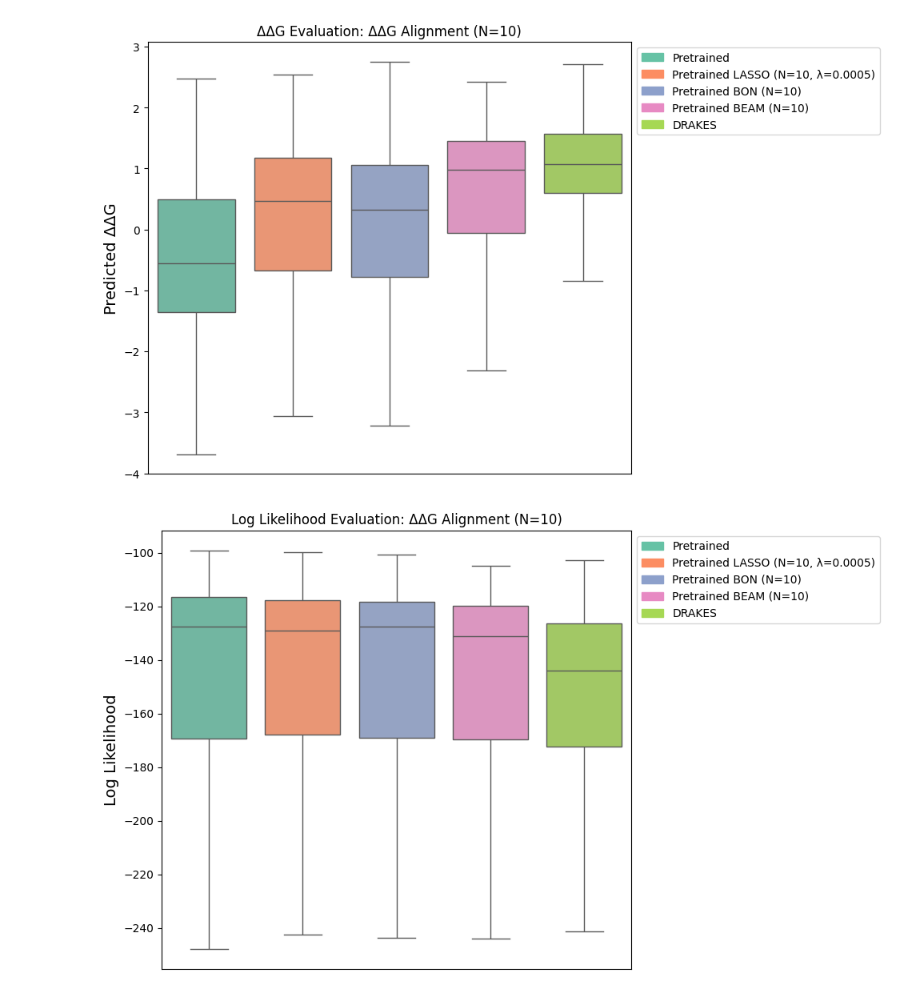
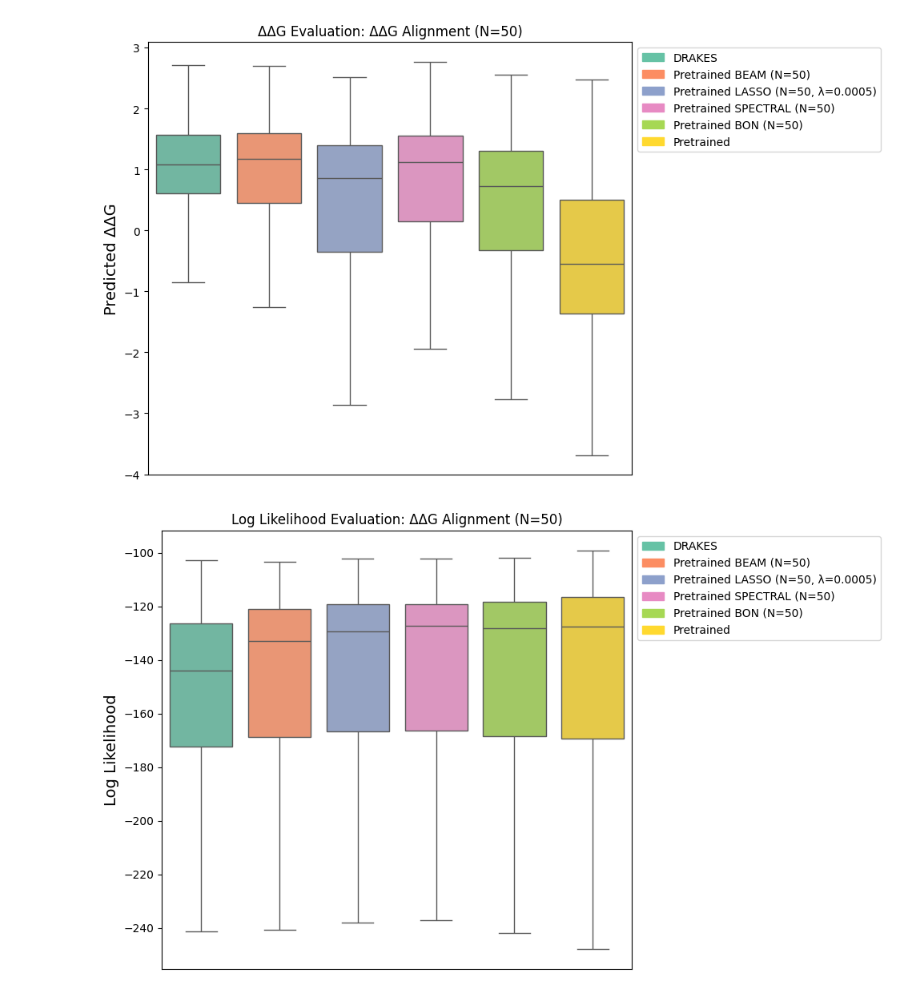
Before and after one commit to shainotshy1/BLISS_Experiments, a Jupyter notebook: DRAKES/analyze_distribution.ipynb, the cells around one changed output. Saved outputs shown, nothing was run; the diff lists cells and outputs as text; code cells hidden in the pictures.

Commit message:
fully automated data visualization

```diff
--- a/DRAKES/analyze_distribution.ipynb
+++ b/DRAKES/analyze_distribution.ipynb
@@ -11,24 +1,6 @@ The autoreload extension is already loaded. To reload it, use:
-# %%
-def display_experiments(n, oracle, target_protein=None):
-    collect_experiments = globals()[f'collect_{oracle}_n{n}_experiments']
-    experiments = collect_experiments()
-    data = [exp.get_df() for exp in experiments]
-    labels = [exp.name for exp in experiments]
-    colors = sn.color_palette("Set2", len(experiments))
-    protein_output = target_protein + " " if target_protein is not None else ""
-
-    if oracle == 'ddg':
-        oracle_name = 'ΔΔG'
-    elif oracle == 'loglikelihood':
-        oracle_name = 'Log Likelihood'
-    elif oracle == 'balanced':
-        oracle_name = 'Balanced'
-    else:
-        raise ValueError(f"Unknown oracle: {oracle}")
-    analyze_protein_gen_helper_violin(target_protein, data, labels, colors, 'ddg_eval', y_label='Predicted ΔΔG', legend_pos='right', title=f'{protein_output}ΔΔG Evaluation: {oracle_name} Alignment (N={n})')
-    analyze_protein_gen_helper_violin(target_protein, data, labels, colors, 'loglikelihood', y_label='Log Likelihood', legend_pos='right', title=f'{protein_output}Log Likelihood Evaluation: {oracle_name} Alignment (N={n})')
-# %%
-display_experiments(10, 'ddg')
-# %% [output]
-[figure, removed]
-[figure, removed]
+# %%
+from collect_experiments import display_experiments
+display_experiments(50, 'ddg')
+# %% [output]
+[figure, added]
+[figure, added]
```
Also changed, not shown: parts of 1 cell of this notebook, 1 other file.
